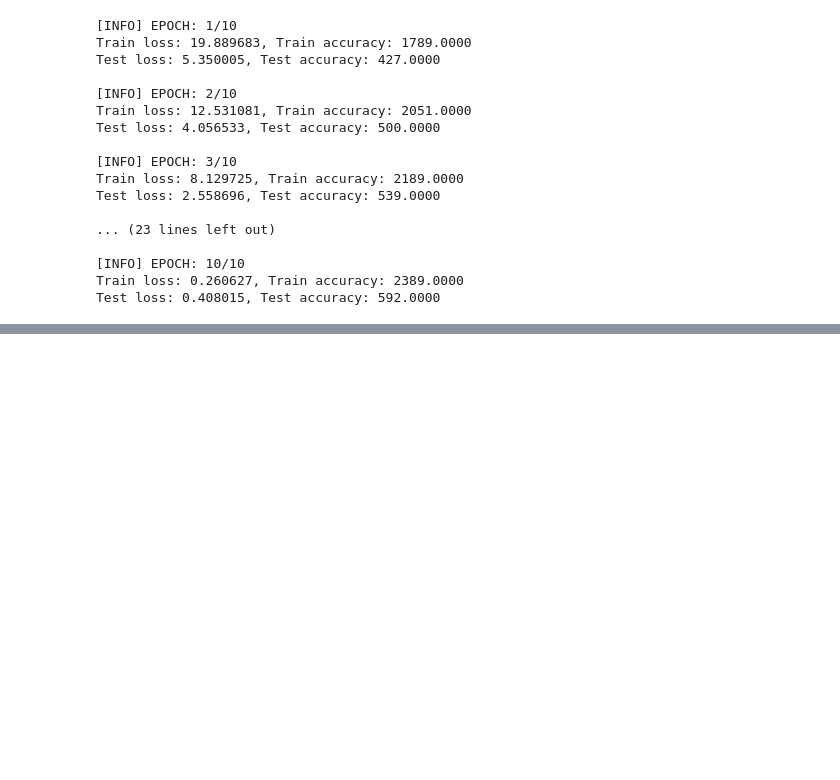
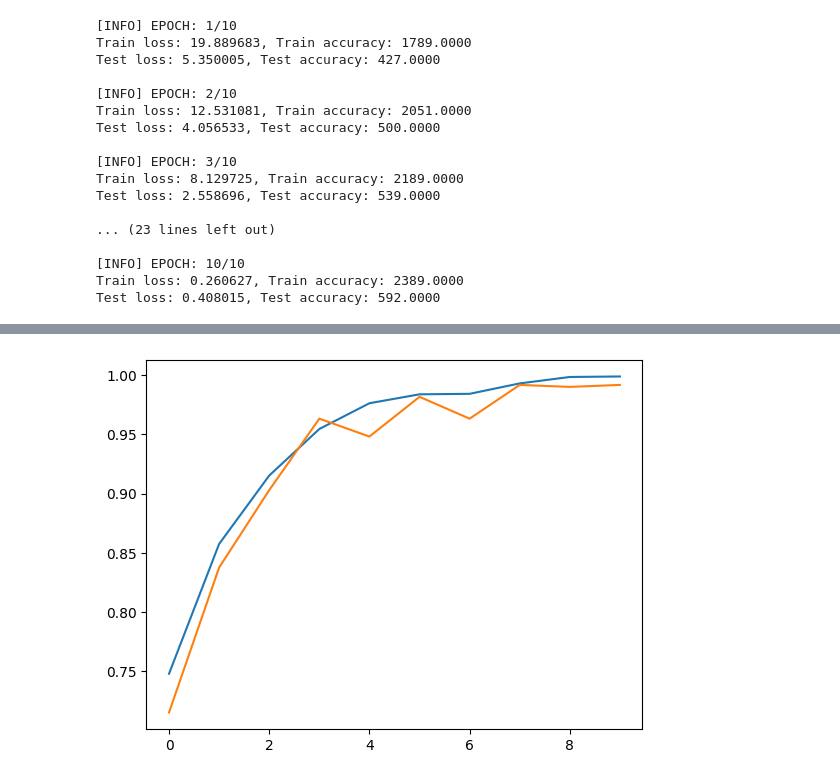
Before and after one commit to Ilvecho/Happy-Customers, a Jupyter notebook: P4_notebook.ipynb, the cells around one changed output, grey strips where cells are left out. Cells and saved outputs as stored; diff of their text form; code cells hidden in the pictures; blank space fills up the shorter version.

```diff
--- a/P4_notebook.ipynb
+++ b/P4_notebook.ipynb
@@ -441,0 +457,6 @@ torch.save(model.state_dict(), '/content/gdrive/MyDrive/trained_model.pkl')
+# %%
+plt.plot(H["train_acc"])
+plt.plot(H["test_acc"])
+plt.show()
+# %% [output]
+[figure, added]
```
Also changed, not shown: parts of 5 cells of this notebook.
